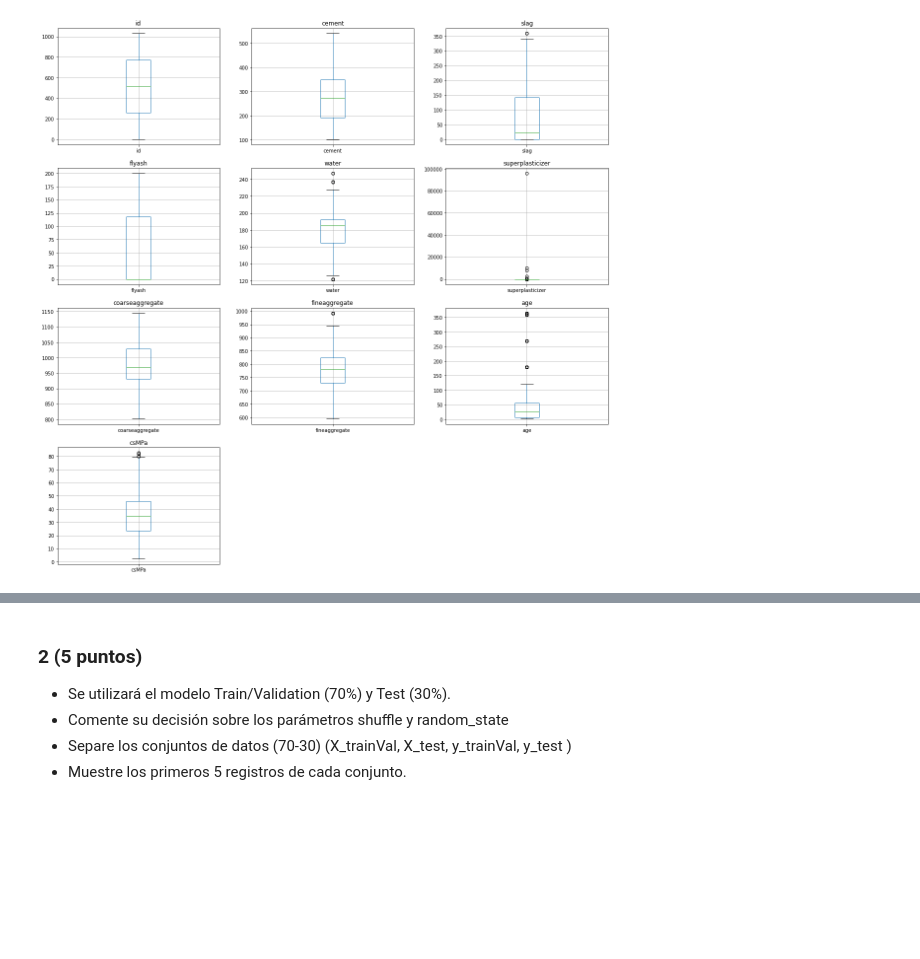
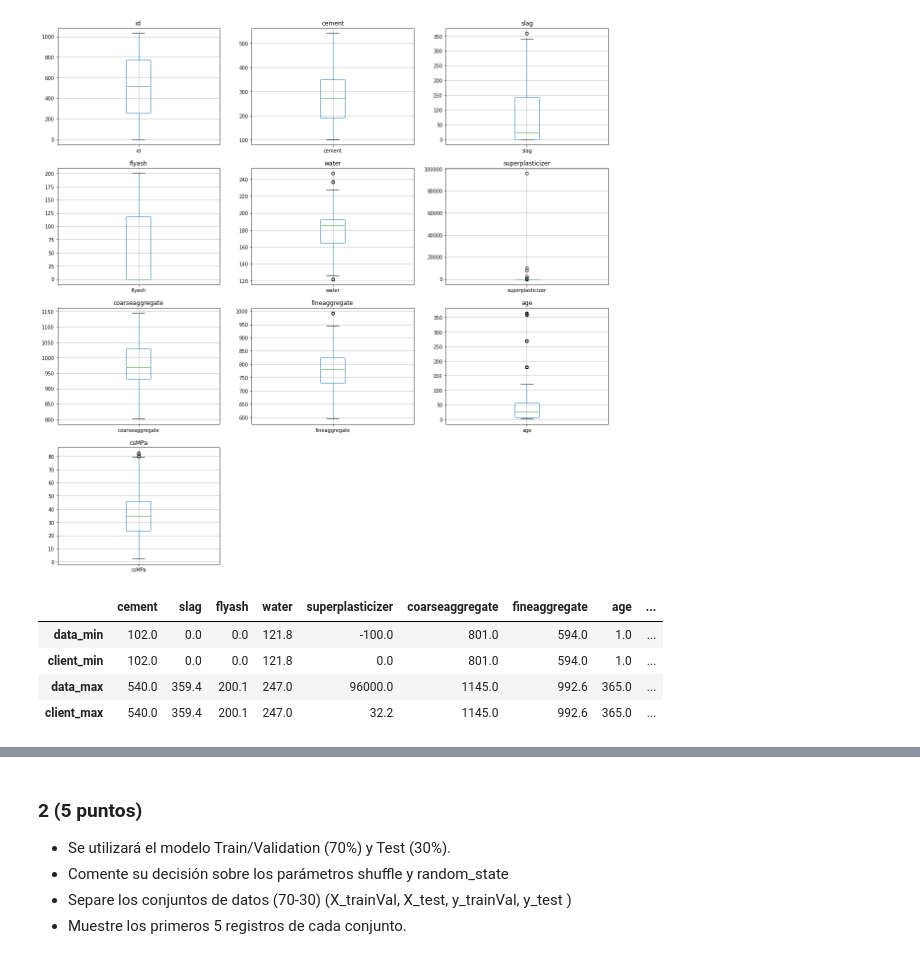
Before and after one commit to GabrielVargasR/University-Artificial-Intelligence, a Jupyter notebook: TC3 - Regression and Feature Engineering/2021-2-Trabajo Practico_03.ipynb, the cells around one changed output, grey strips where cells are left out. Saved outputs shown, nothing was run; the diff lists cells and outputs as text; code cells hidden in the pictures; blank space fills up the shorter version.

```diff
--- a/TC3 - Regression and Feature Engineering/2021-2-Trabajo Practico_03.ipynb
+++ b/TC3 - Regression and Feature Engineering/2021-2-Trabajo Practico_03.ipynb
@@ -171,2 +205,29 @@ for i in data:
 # %% [output]
 [figure]
+# %%
+# id is not taken into account since the client specified that it is only used
+# for identification. Furthermore, we can see that the variable counts from 1 to 1030
+# without missing any values in the initial description of data
+range_columns = data.columns[1:] # column names excluding id
+
+# ranges specified by client
+client_min = [102.0, 0.0, 0.0, 121.8, 0.0, 801.0, 594.0, 1, 2.33]
+client_max = [540, 359.4, 200.1, 247.0, 32.2, 1145.0, 992.6, 365, 82.6]
+
+# ranges found in data
+data_min = [i for i in data.min()[1:]]
+data_max = [i for i in data.max()[1:]]
+
+# columns for dataframe
+idx = ['data_min', 'client_min', 'data_max', 'client_max']
+
+# builds dataframe to compare ranges in data
+ranges = pd.DataFrame(data=[data_min, client_min, data_max, client_max],
+                     index=idx, columns=range_columns)
+ranges.head()
+# %% [output]
+|  | cement | slag | flyash | water | superplasticizer | coarseaggregate | fineaggregate | age | ... |
+| data_min | 102.0 | 0.0 | 0.0 | 121.8 | -100.0 | 801.0 | 594.0 | 1.0 | ... |
+| client_min | 102.0 | 0.0 | 0.0 | 121.8 | 0.0 | 801.0 | 594.0 | 1.0 | ... |
+| data_max | 540.0 | 359.4 | 200.1 | 247.0 | 96000.0 | 1145.0 | 992.6 | 365.0 | ... |
+| client_max | 540.0 | 359.4 | 200.1 | 247.0 | 32.2 | 1145.0 | 992.6 | 365.0 | ... |
```
Also changed, not shown: parts of 33 cells of this notebook.
